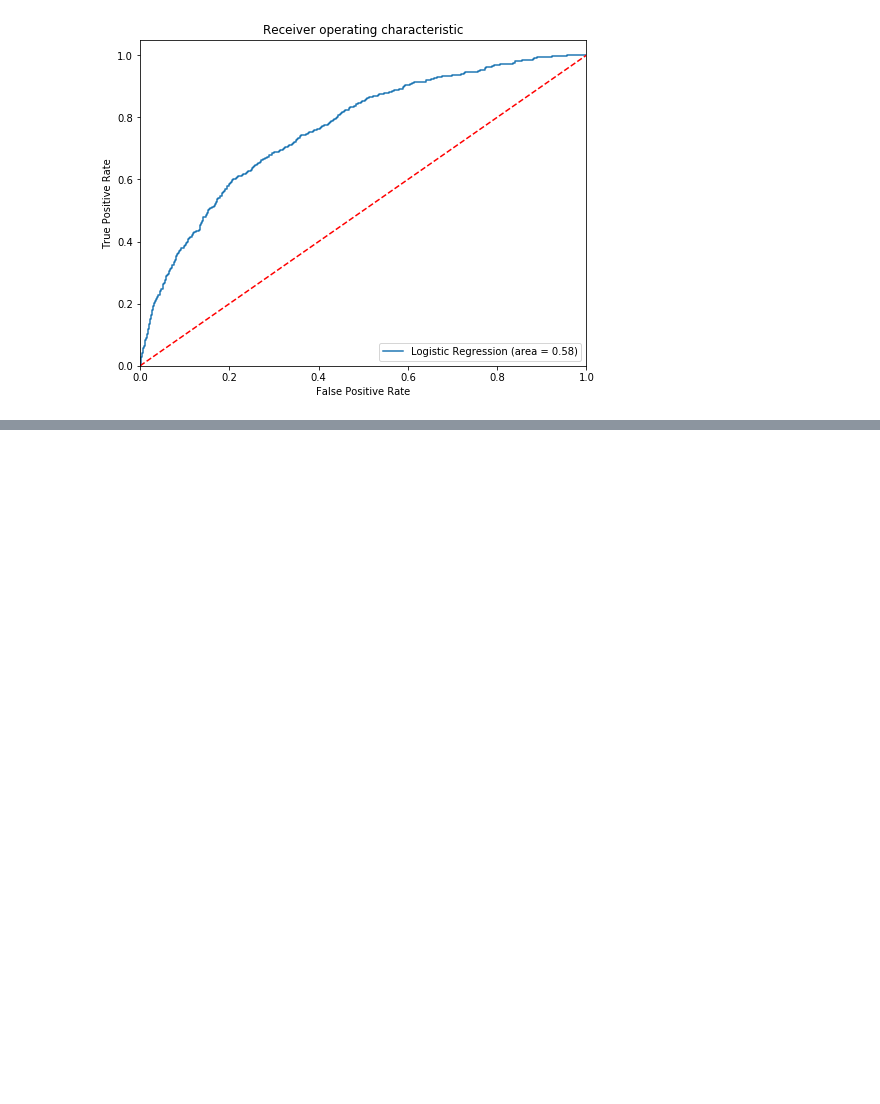
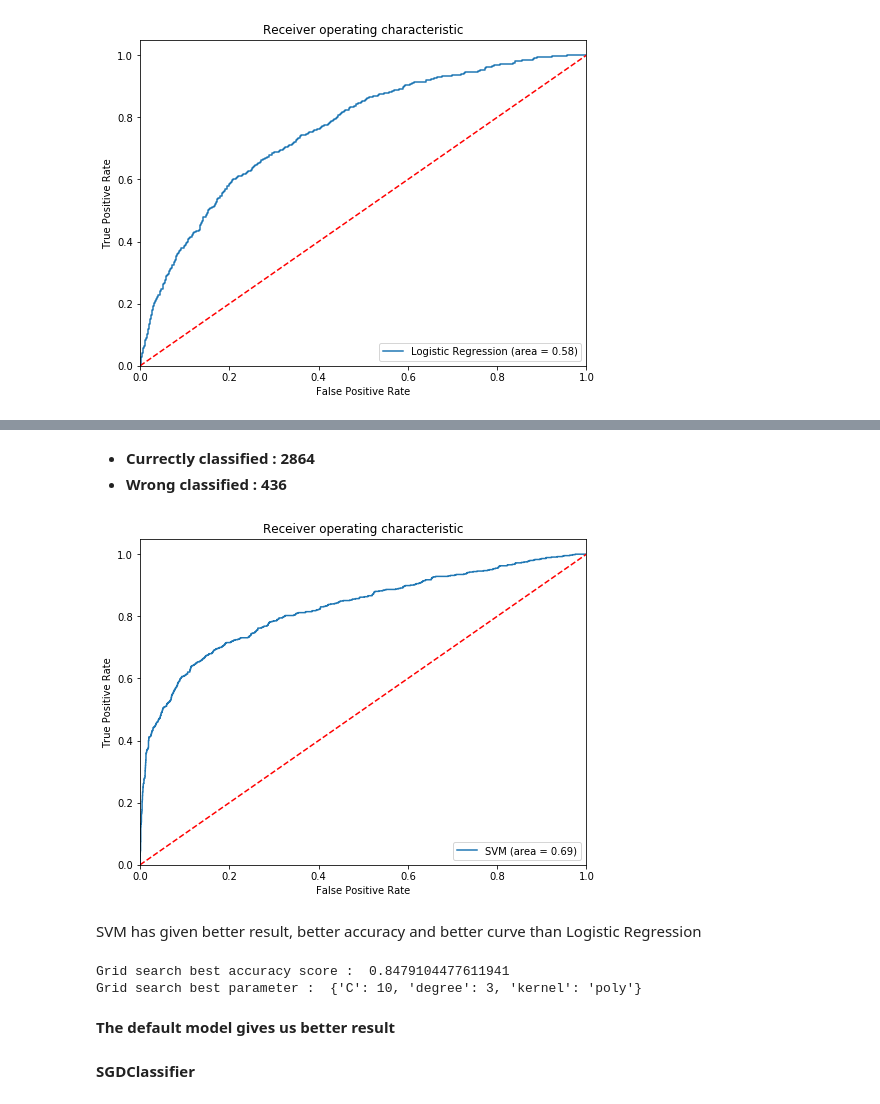
Before and after one commit to NMShihab/Case_Study_with_mechine_learning_and_deep_learning, a Jupyter notebook: Bank_data/Machine_learning_models.ipynb, the cells around one changed output, grey strips where cells are left out. Saved outputs shown, nothing was run; the diff lists cells and outputs as text; code cells hidden in the pictures; blank space fills up the shorter version.

```diff
--- a/Bank_data/Machine_learning_models.ipynb
+++ b/Bank_data/Machine_learning_models.ipynb
@@ -158,0 +213,21 @@ plt.show()
+# %% [markdown]
+* **Currectly classified : 2864**
+* **Wrong classified : 436**
+# %%
+# Roc curve
+logit_roc_auc = roc_auc_score(y_test, pred_svc)
+fpr, tpr, thresholds = roc_curve(y_test, clf_svc.predict_proba(X_test)[:,1])
+plt.figure(figsize=(8,6))
+plt.plot(fpr, tpr, label='SVM (area = %0.2f)' % logit_roc_auc)
+plt.plot([0, 1], [0, 1],'r--')
+plt.xlim([0.0, 1.0])
+plt.ylim([0.0, 1.05])
+plt.xlabel('False Positive Rate')
+plt.ylabel('True Positive Rate')
+plt.title('Receiver operating characteristic')
+plt.legend(loc="lower right")
+plt.show()
+# %% [output]
+[figure, added]
+# %% [markdown]
+SVM has given better result, better accuracy and better curve than Logistic Regression
@@ -158,0 +238,9 @@ plt.show()
+# %%
+grid_search(x=X_train,y=y_train,classifier=clf_svc,parameter=param_svc,cv=2)
+# %% [output]
+Grid search best accuracy score :  0.8479104477611941
+Grid search best parameter :  {'C': 10, 'degree': 3, 'kernel': 'poly'}
+# %% [markdown]
+**The default model gives us better result**
+# %% [markdown]
+**SGDClassifier**
```
Also changed, not shown: parts of 32 cells of this notebook.
